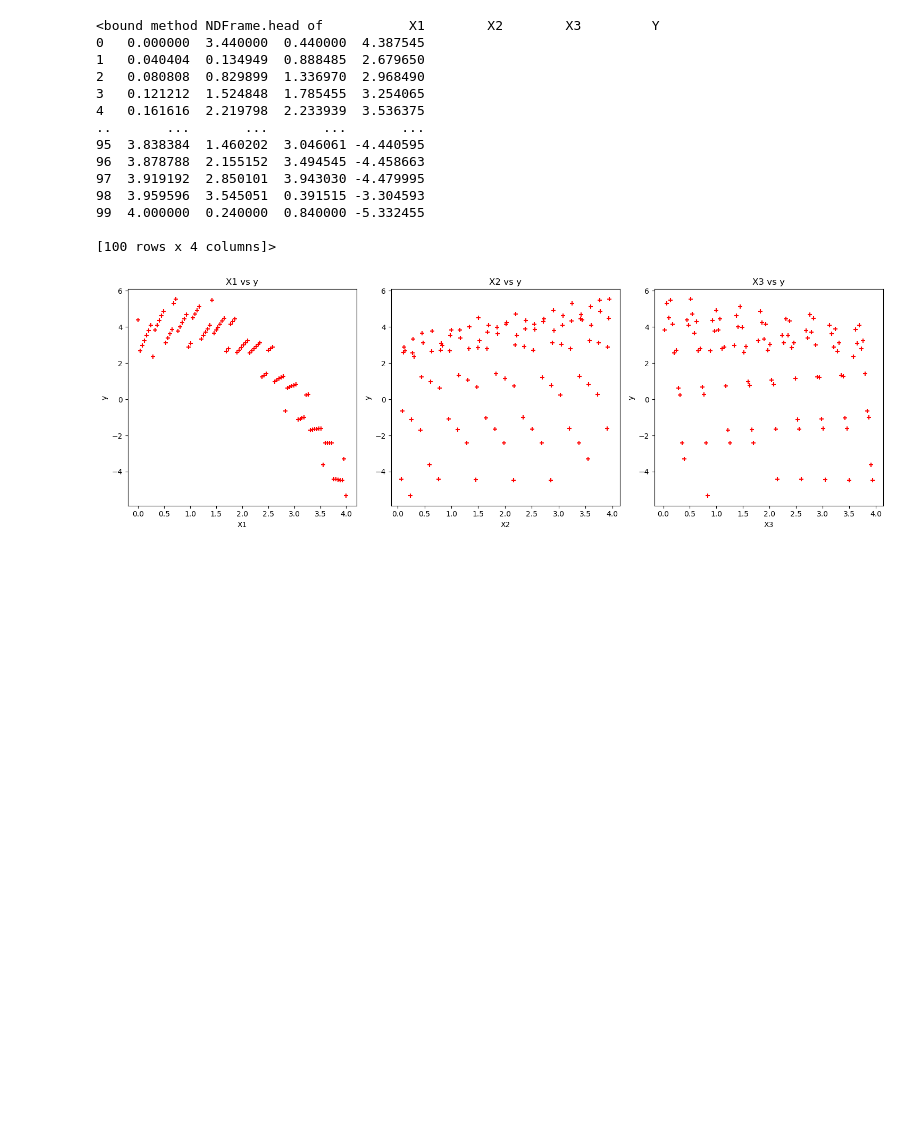
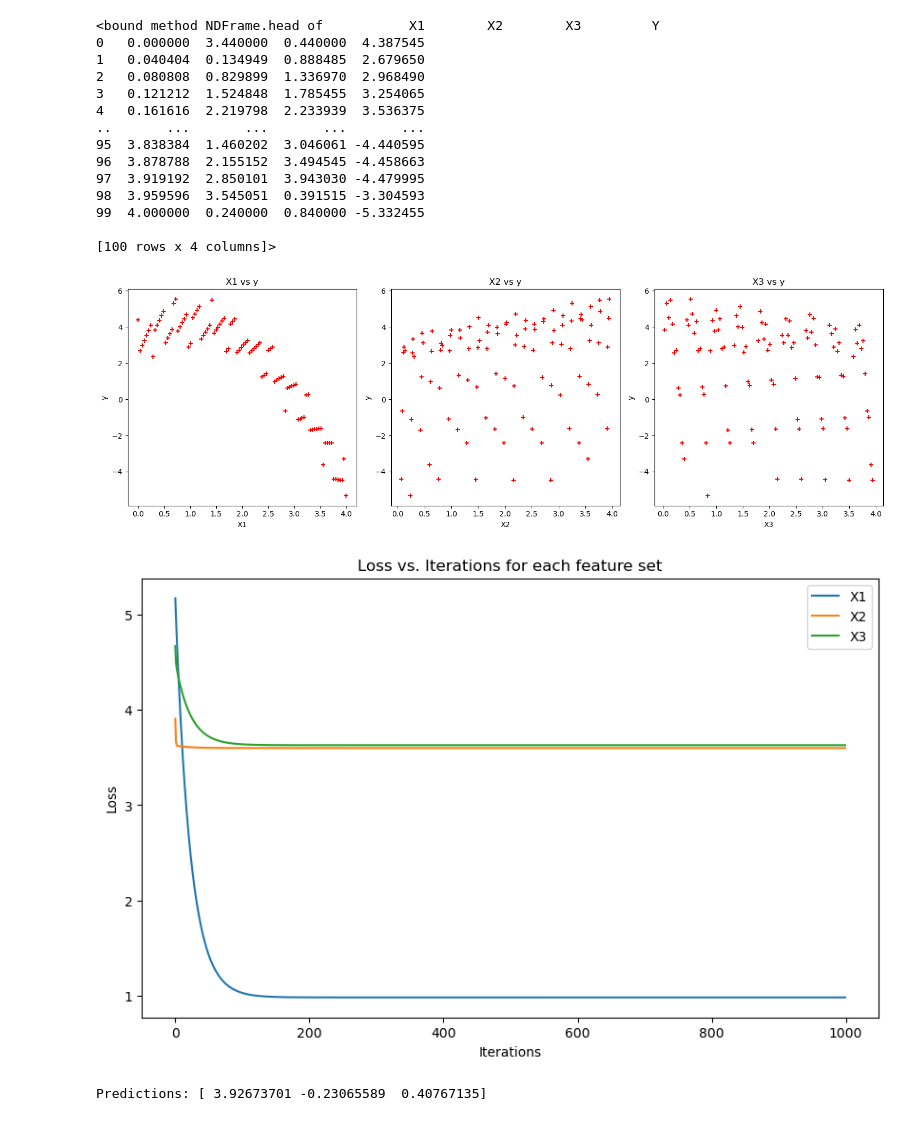
Before and after one commit to RocketDan11/ml, a Jupyter notebook: homework/foo.ipynb, the cells around one changed output. Drawn from its saved outputs; the diff is of its cells as text; code cells hidden in the pictures; blank space fills up the shorter version.

```diff
--- a/homework/foo.ipynb
+++ b/homework/foo.ipynb
@@ -27,7 +27,7 @@ X3 = df.values[:,2]
 y = df.values[:,3]
 
 m = len(X1)
-n = len(Y)
+n = len(y)
 # %%
 fig, (ax1, ax2, ax3) = plt.subplots(1, 3, figsize=(15, 5))
 
@@ -50,8 +50,3 @@ plt.tight_layout()
 plt.show()
 # %% [output]
 [figure]
-# %%
-X0 = np.ones((m, 1))
-X1 = X1.reshape(m, 1)
-
-X = np.hstack((X0, X1))
@@ -57,0 +78,41 @@ X = np.hstack((X0, X1))
+# %%
+learning_rate = .1
+num_iterations = 1000
+
+# Train on X1
+X1_b = np.c_[np.ones((n, 1)), X1]
+theta1 = np.zeros(2)
+theta1, loss_history1 = gradient_descent(X1_b, y, theta1, learning_rate, num_iterations)
+
+# Train on X2
+X2_b = np.c_[np.ones((n, 1)), X2]
+theta2 = np.zeros(2)
+theta2, loss_history2 = gradient_descent(X2_b, y, theta2, learning_rate, num_iterations)
+
+# Train on X3
+X3_b = np.c_[np.ones((n, 1)), X3]
+theta3 = np.zeros(2)
+theta3, loss_history3 = gradient_descent(X3_b, y, theta3, learning_rate, num_iterations)
+
+# Combine thetas
+theta_combined = np.array([theta1[0], theta1[1], theta2[1], theta3[1]])
+
+# Visualize the loss
+plt.figure(figsize=(10, 6))
+plt.plot(loss_history1, label='X1')
+plt.plot(loss_history2, label='X2')
+plt.plot(loss_history3, label='X3')
+plt.xlabel('Iterations')
+plt.ylabel('Loss')
+plt.title('Loss vs. Iterations for each feature set')
+plt.legend()
+plt.show()
+
+# Now you can predict using all features
+new_X = np.array([[1, 1, 1], [2, 0, 4], [3, 2, 1]])
+new_X_b = np.c_[np.ones((len(new_X), 1)), new_X]
+predictions = predict(new_X_b, theta_combined)
+print("Predictions:", predictions)
+# %% [output]
+[figure, added]
+Predictions: [ 3.92673701 -0.23065589  0.40767135]
```
Also changed, not shown: parts of 3 cells of this notebook, 9 other files.
